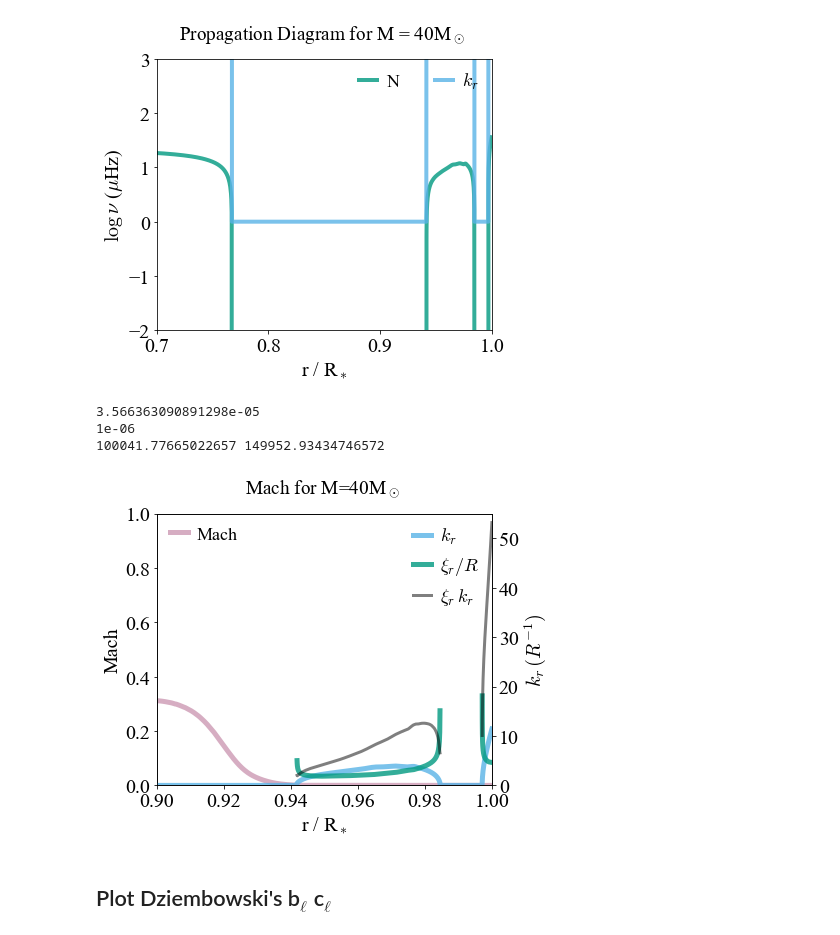
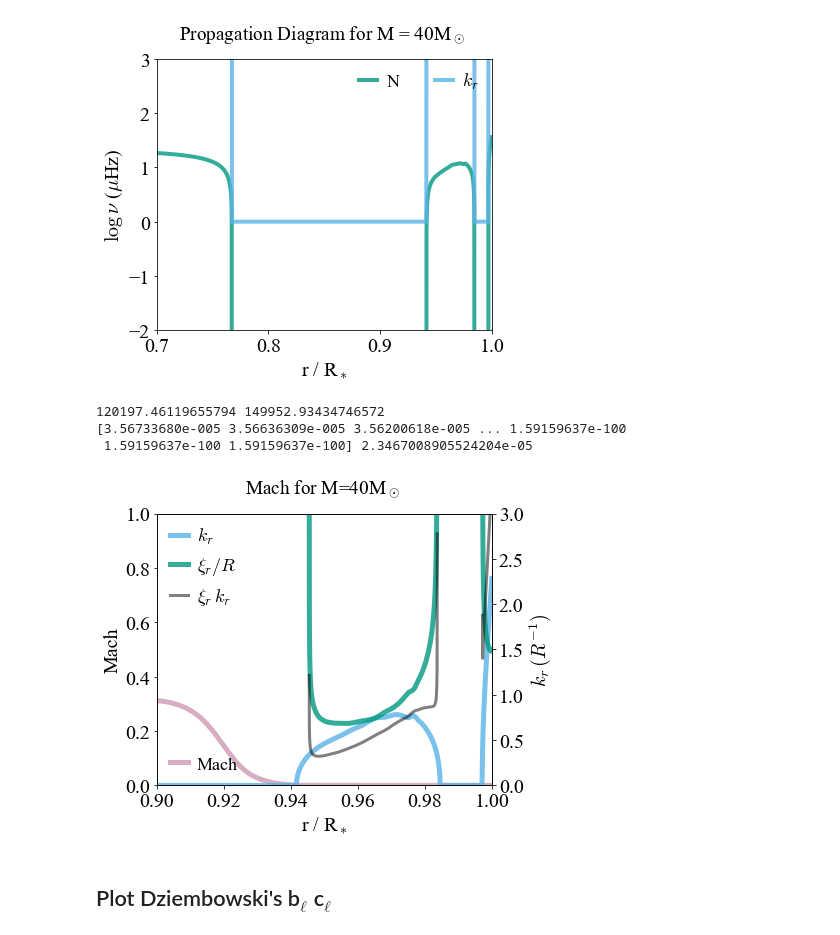
Before and after one commit to matteocantiello/rednoise, a Jupyter notebook: propagation_diagrams.ipynb, the cells around one changed output. Saved outputs shown, nothing was run; the diff lists cells and outputs as text; code cells hidden in the pictures.

```diff
--- a/propagation_diagrams.ipynb
+++ b/propagation_diagrams.ipynb
@@ -552,72 +569,76 @@ plt.savefig("Propagation40Msun_zoom.pdf")
 # %%
 fig, ax1 = plt.subplots()
 ell=10
+
+# Identify FeCZ and Take values in the CZ
+temperature=mesa.temperature
+minT=np.where(temperature > 1.2e5)
+maxT=np.where(temperature < 1.5e5)
+minT = minT[0][0]
+maxT = maxT[-1][-1]
+print(temperature[minT],temperature[maxT])
 
 ax1.plot(mesa.radius/mesa.radius[1],mach,linewidth=5, color=RED_PURPLE,alpha=0.8,label = r'Mach')
 ax1.set_ylabel(r'Mach')
 ax1.set_xlabel(r'r / R$_*$')
 ax1.set_xlim(0.9,1)
 ax1.set_ylim(0,1)
-legend1 = plt.legend(loc='upper left',fontsize=18,ncol=1)
+legend1 = plt.legend(loc='lower left',fontsize=18,ncol=1)
 
 ax2=ax1.twinx()
 brunt=(1.0/6.283)*10**mesa.log_brunt_N # Brunt in hz
-vc=10**mesa.log_conv_vel
+vc=10**mesa.log_conv_vel               # VC in km/s
 alpha_mlt = 1.6
 hp=mesa.pressure_scale_height
-turnover=alpha_mlt*hp*rsun/vc
-nu_char=1.0/(2*3.1415*turnover)     # Definition in Bowman et al. 2020
-omega=vc/(alpha_mlt*hp*rsun)        # definition from Fuller et al. 2014
+turnover=alpha_mlt*hp*rsun/vc          # Turnover in seconds
+nu_char=1.0/(2*3.1415*turnover)        # Definition in Bowman et al. 2020
+omega=vc/(alpha_mlt*hp*rsun)           # Definition from Fuller et al. 2014
 
-omega_c = 1e-6 # (1muhz)
+omega_c =  np.mean(omega[minT:maxT])           # Take a mean of Figw between 100000 and 150000 K
+print(brunt,omega_c)
+omega_c = 5e-6 # We need to have omega < N < Sl
+
 # Calculate radial wavenumber
-print(brunt[1])
-print(omega_c)
+
 kr= k_r(ell,brunt,omega_c,mesa.radius)
 ax2.plot(mesa.radius/mesa.radius[1],kr,linewidth=5, color=SKY_BLUE,alpha=0.8,label = r'$k_r$')
 #ax2.plot(mesa.radius/mesa.radius[1],np.log10((Figw/F)**0.5),linewidth=5, color=BLUE_GREEN,alpha=0.8,label = r'$\sqrt{F_{IGW}/F_{*}}$')
 
 # Xir kr
 # Calculate Total Stellar Flux
 L=mesa.photosphere_L
 R=mesa.photosphere_r
 F=(L*lsun)/(4*pi*(R*rsun)**2.0)
 # Calculate Convective Flux
 vc=10**mesa.log_conv_vel
 Fc=rho*vc**3.0
 # Calculate IGW Flux
 mach=mesa.conv_vel_div_csound
 Figw=Fc*mach
-#Take value in the CZ
-temperature=mesa.temperature
-minT=np.where(temperature > 1e5)
-maxT=np.where(temperature < 1.5e5)
-minT = minT[0][0]
-maxT = maxT[-1][-1]
-print(temperature[minT],temperature[maxT])
+
 Figw=np.mean(Figw[minT:maxT])   # Take a mean of Figw between 100000 and 150000 K
 rho=10**mesa.logRho
 
 xir= xi_r(ell,brunt,omega_c,R*rsun, rho, Figw)
 
 #ax2.plot(mesa.radius/mesa.radius[1],np.log10(kr*xir),linewidth=5, color=BLUE_GREEN,alpha=0.8,label = r'$\xi_r \, k_r$')
 ax2.plot(mesa.radius/mesa.radius[1],xir/(R*rsun),linewidth=5, color=BLUE_GREEN,alpha=0.8,label = r'$\xi_r/ R $')
 ax2.plot(mesa.radius/mesa.radius[1],kr*xir/(R*rsun),linewidth=3, color=BLACK,alpha=0.5,label = r'$\xi_r \, k_r$')
-legend2 = plt.legend(loc='upper right',fontsize=18,ncol=1)
+legend2 = plt.legend(loc='upper left',fontsize=18,ncol=1)
 
 #ax2.set_xlim(0.75,1)
-ax2.set_ylim(0,55)
+ax2.set_ylim(0,3)
 ax2.set_ylabel(r'$k_r \, (R^{-1})$')
 
 
 #plt.ylabel(r'$\log \sqrt{F_{IGW}/F_0}$')
 plt.title(r'Mach for M=40M$_\odot$ ') #X$_c$=0.68
 plt.savefig("Fluxes_mach_40Msun.pdf")
 # %% [output]
-3.566363090891298e-05
-1e-06
-100041.77665022657 149952.93434746572
+120197.46119655794 149952.93434746572
+[3.56733680e-005 3.56636309e-005 3.56200618e-005 ... 1.59159637e-100
+ 1.59159637e-100 1.59159637e-100] 2.3467008905524204e-05
-[figure, old version]
+[figure, new version]
 # %% [markdown]
 ## Plot Dziembowski's b$_\ell$ c$_\ell$
 # %%
```
Also changed, not shown: parts of 2 cells of this notebook.
